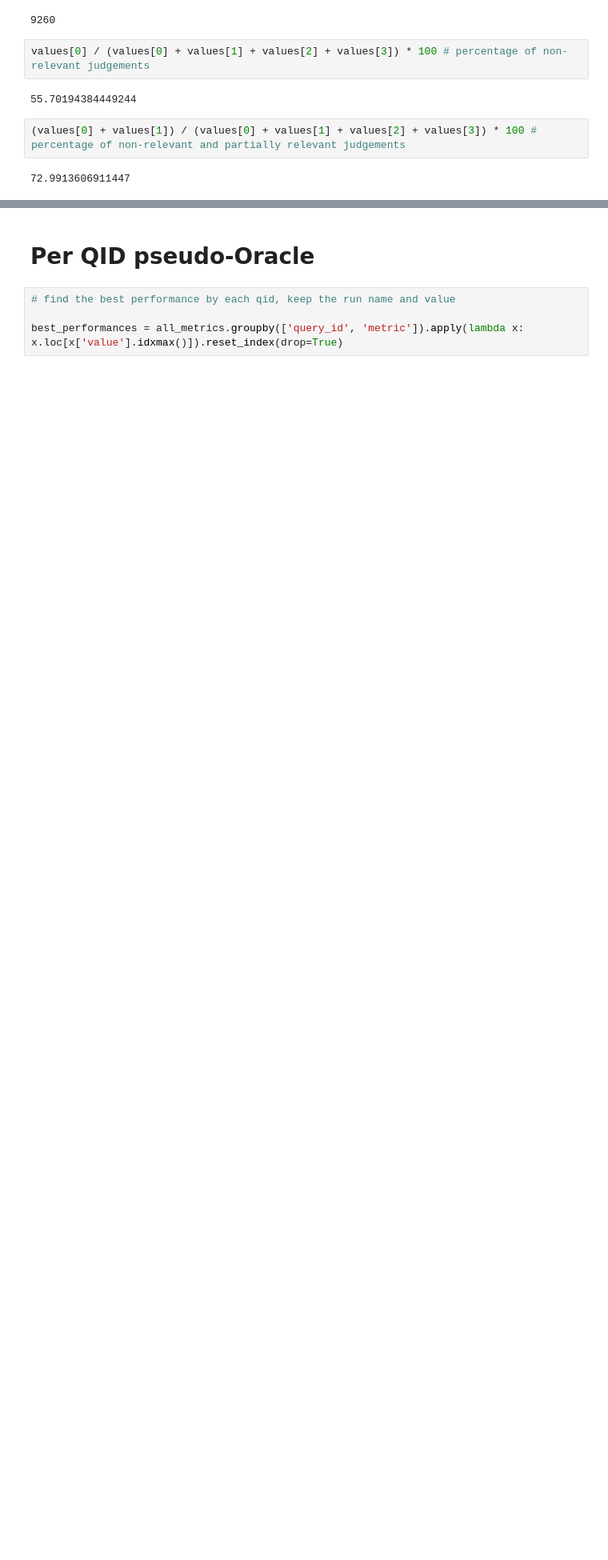
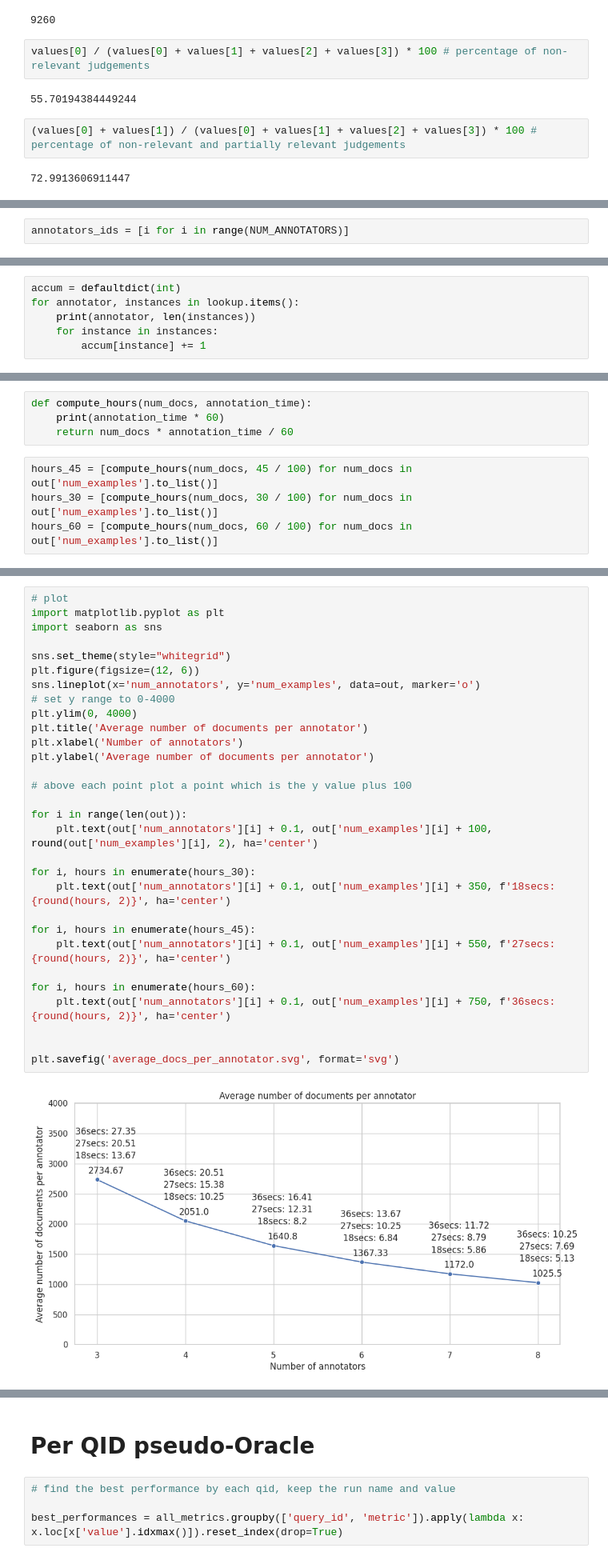
Before and after one commit to Parry-Parry/sigir25-annotation, a Jupyter notebook: analysis/oracle/oracle_runs.ipynb, the cells around one changed output, grey strips where cells are left out. Shown at 80% size. Cells and saved outputs as stored; diff of their text form; blank space fills up the shorter version.

Commit message:
add annotation lists

```diff
--- a/analysis/oracle/oracle_runs.ipynb
+++ b/analysis/oracle/oracle_runs.ipynb
@@ -81,0 +326,2 @@ values[0] / (values[0] + values[1] + values[2] + values[3]) * 100 # percentage o
+# %%
+annotators_ids = [i for i in range(NUM_ANNOTATORS)]
@@ -81,0 +341,6 @@ values[0] / (values[0] + values[1] + values[2] + values[3]) * 100 # percentage o
+# %%
+accum = defaultdict(int)
+for annotator, instances in lookup.items():
+    print(annotator, len(instances))
+    for instance in instances:
+        accum[instance] += 1
@@ -81,0 +378,8 @@ values[0] / (values[0] + values[1] + values[2] + values[3]) * 100 # percentage o
+# %%
+def compute_hours(num_docs, annotation_time):
+    print(annotation_time * 60)
+    return num_docs * annotation_time / 60
+# %%
+hours_45 = [compute_hours(num_docs, 45 / 100) for num_docs in out['num_examples'].to_list()]
+hours_30 = [compute_hours(num_docs, 30 / 100) for num_docs in out['num_examples'].to_list()]
+hours_60 = [compute_hours(num_docs, 60 / 100) for num_docs in out['num_examples'].to_list()]
@@ -81,0 +409,32 @@ values[0] / (values[0] + values[1] + values[2] + values[3]) * 100 # percentage o
+# %%
+# plot
+import matplotlib.pyplot as plt
+import seaborn as sns
+
+sns.set_theme(style="whitegrid")
+plt.figure(figsize=(12, 6))
+sns.lineplot(x='num_annotators', y='num_examples', data=out, marker='o')
+# set y range to 0-4000
+plt.ylim(0, 4000)
+plt.title('Average number of documents per annotator')
+plt.xlabel('Number of annotators')
+plt.ylabel('Average number of documents per annotator')
+
+# above each point plot a point which is the y value plus 100
+
+for i in range(len(out)):
+    plt.text(out['num_annotators'][i] + 0.1, out['num_examples'][i] + 100, round(out['num_examples'][i], 2), ha='center')
+
+for i, hours in enumerate(hours_30):
+    plt.text(out['num_annotators'][i] + 0.1, out['num_examples'][i] + 350, f'18secs: {round(hours, 2)}', ha='center')
+
+for i, hours in enumerate(hours_45):
+    plt.text(out['num_annotators'][i] + 0.1, out['num_examples'][i] + 550, f'27secs: {round(hours, 2)}', ha='center')
+
+for i, hours in enumerate(hours_60):
+    plt.text(out['num_annotators'][i] + 0.1, out['num_examples'][i] + 750, f'36secs: {round(hours, 2)}', ha='center')
+
+
+plt.savefig('average_docs_per_annotator.svg', format='svg')
+# %% [output]
+[figure, added]
```
Also changed, not shown: parts of 34 cells of this notebook, 6 other files.
